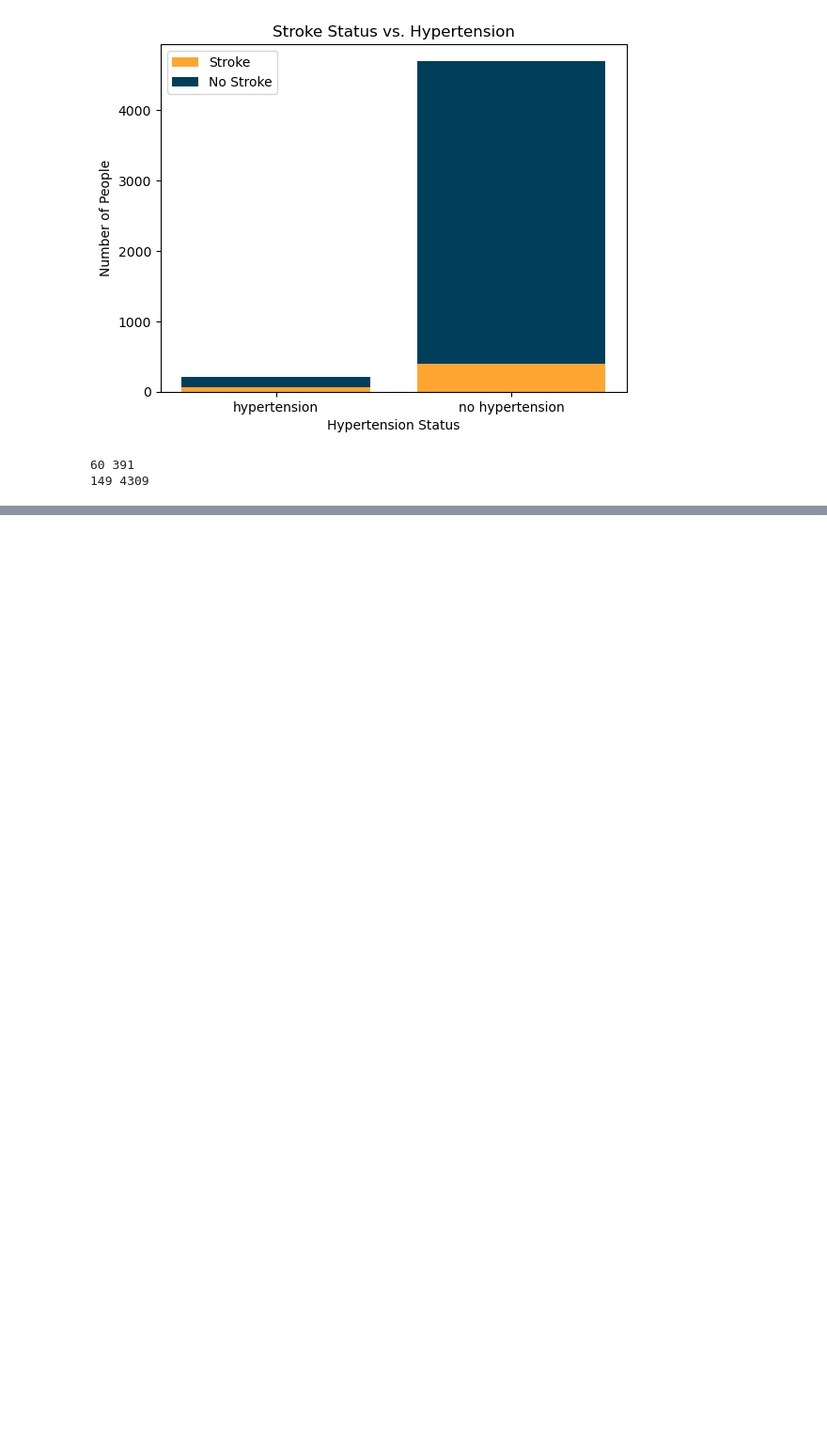
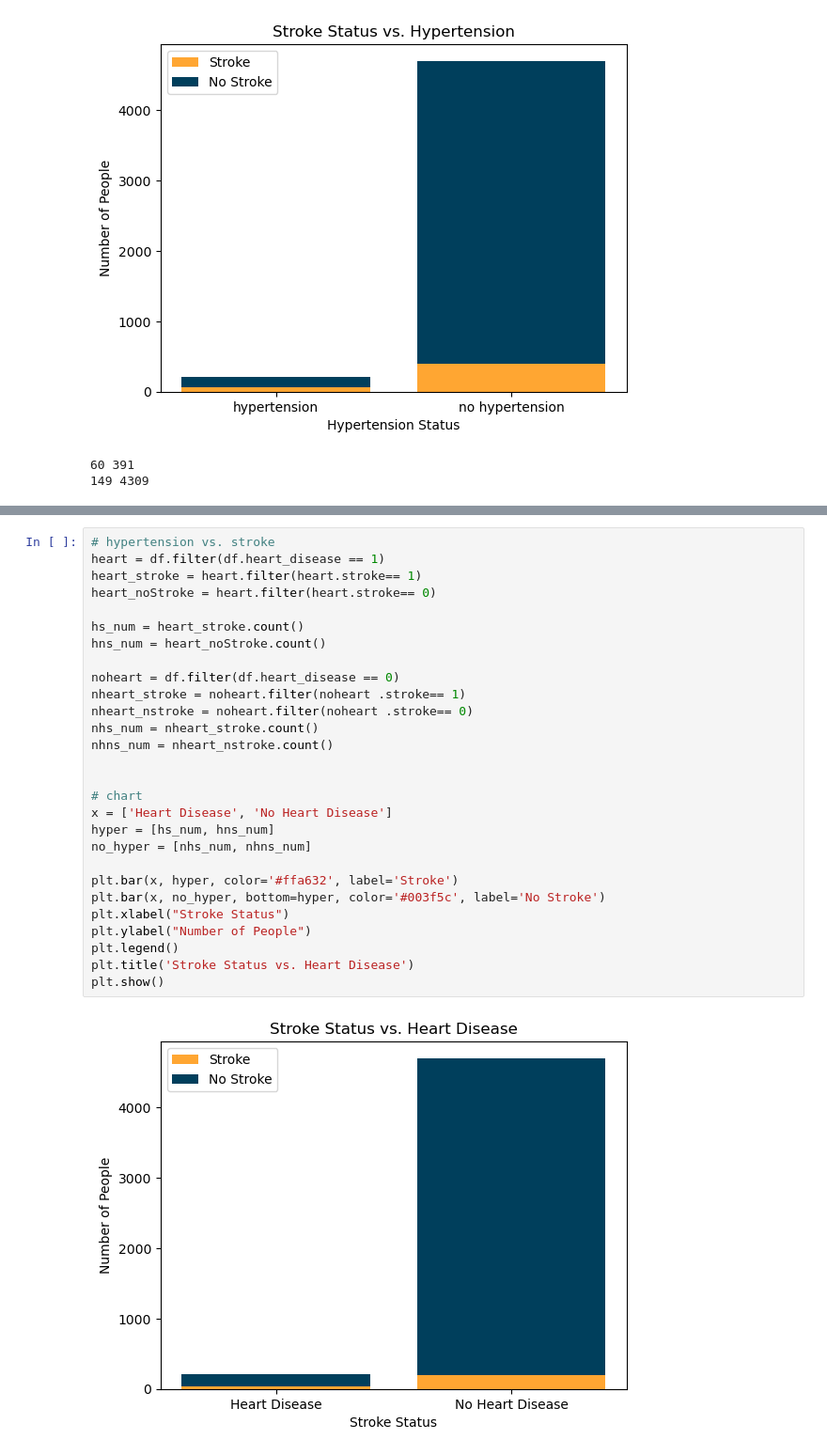
Before and after one commit to amira-bendjama/PREDICTING-STROKES-PYSPARK, a Jupyter notebook: DSCI632-PREDICTING-STROKE-PYSPARK.ipynb, the cells around one changed output, grey strips where cells are left out. Shown: that part at 94% size. Saved outputs shown, nothing was run; the diff lists cells and outputs as text; blank space fills up the shorter version.

```diff
--- a/DSCI632-PREDICTING-STROKE-PYSPARK.ipynb
+++ b/DSCI632-PREDICTING-STROKE-PYSPARK.ipynb
@@ -395,0 +405,30 @@ print(nhs_num, nhns_num)  # 3 % of people without hypertension had a stroke
+# %%
+# hypertension vs. stroke
+heart = df.filter(df.heart_disease == 1)
+heart_stroke = heart.filter(heart.stroke== 1)
+heart_noStroke = heart.filter(heart.stroke== 0)
+
+hs_num = heart_stroke.count()
+hns_num = heart_noStroke.count()
+
+noheart = df.filter(df.heart_disease == 0)
+nheart_stroke = noheart.filter(noheart .stroke== 1)
+nheart_nstroke = noheart.filter(noheart .stroke== 0)
+nhs_num = nheart_stroke.count()
+nhns_num = nheart_nstroke.count()
+
+
+# chart
+x = ['Heart Disease', 'No Heart Disease']
+hyper = [hs_num, hns_num]
+no_hyper = [nhs_num, nhns_num]
+
+plt.bar(x, hyper, color='#ffa632', label='Stroke')
+plt.bar(x, no_hyper, bottom=hyper, color='#003f5c', label='No Stroke')
+plt.xlabel("Stroke Status")
+plt.ylabel("Number of People")
+plt.legend()
+plt.title('Stroke Status vs. Heart Disease')
+plt.show()
+# %% [output]
+[figure, added]
```
Also changed, not shown: parts of 2 cells of this notebook.
